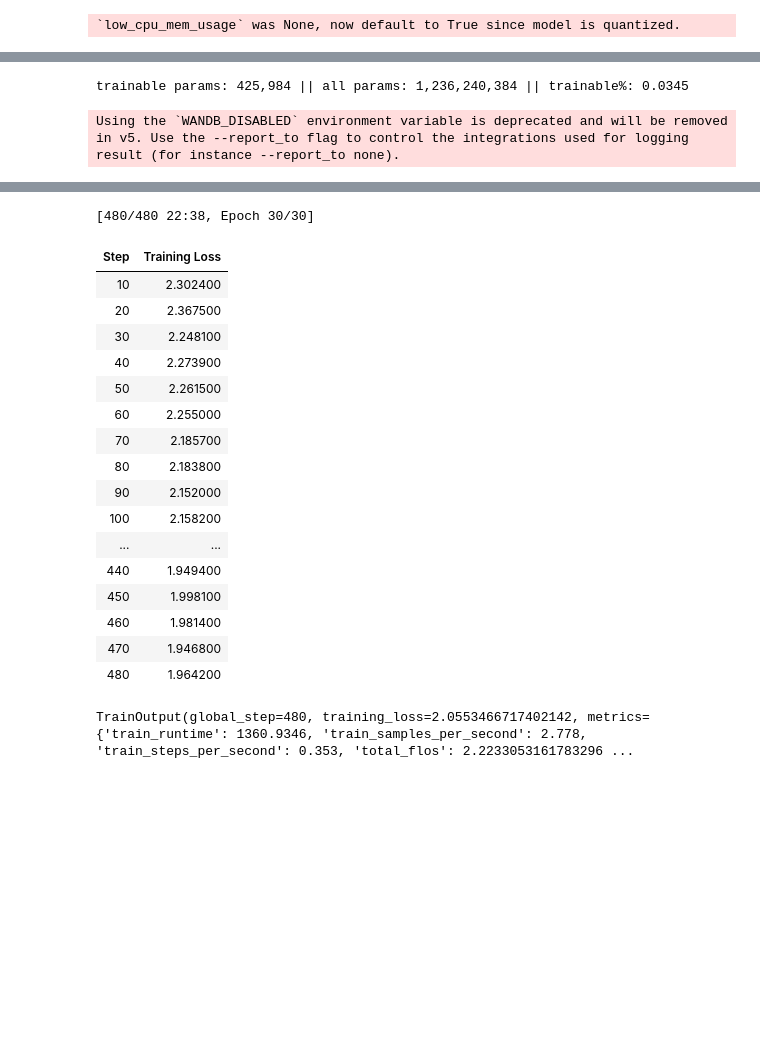
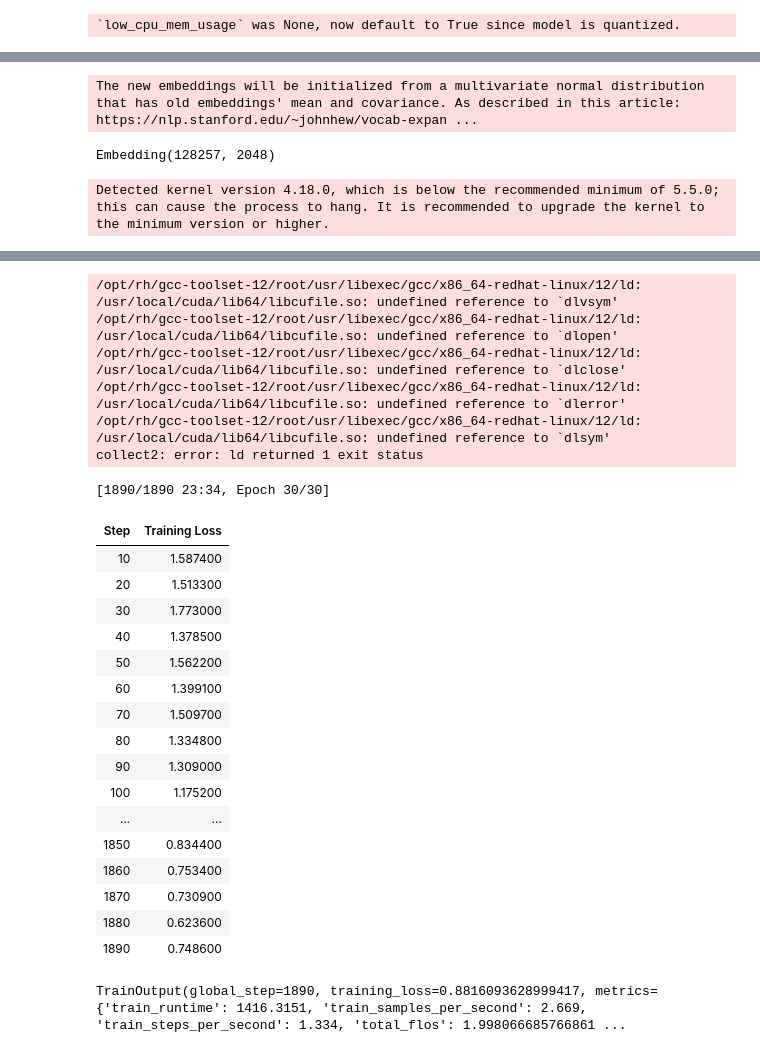
Before and after one commit to everylittlefox/aaronsw-rag, a Jupyter notebook: finetune_rag_generator.ipynb, the cells around one changed output, grey strips where cells are left out. Saved outputs shown, nothing was run; the diff lists cells and outputs as text; code cells hidden in the pictures; blank space fills up the shorter version.

Commit message:
fixed data collator for completion lm problem, successfully trained, and added some new datasets

```diff
--- a/finetune_rag_generator.ipynb
+++ b/finetune_rag_generator.ipynb
@@ -65,4 +78,8 @@ model = AutoModelForCausalLM.from_pretrained(model_id, quantization_config=bnb_c
 # %%
 # model = model.to(torch.device('cpu'))
 # %%
-tokenizer.pad_token = tokenizer.eos_token
+tokenizer.add_special_tokens({"pad_token": "[PAD]"})
+model.resize_token_embeddings(len(tokenizer))
+# %% [output]
+The new embeddings will be initialized from a multivariate normal distribution that has old embeddings' mean and covariance. As described in this article: https://nlp.stanford.edu/~johnhew/vocab-expan ...
+Embedding(128257, 2048)
@@ -97,17 +85,0 @@ tokenizer.pad_token = tokenizer.eos_token
-# %%
-from peft import LoraConfig, get_peft_model
-
-# Define LoRA Configuration
-lora_config = LoraConfig(
-    r=4,               # Low-rank dimension
-    lora_alpha=32,     # Scaling factor
-    lora_dropout=0.1,  # Dropout for regularization
-    bias="none",       # No bias training
-    task_type="CAUSAL_LM"  # Task type: Causal Language Modeling
-)
-
-# Wrap the model with LoRA
-model = get_peft_model(model, lora_config)
-model.print_trainable_parameters()
-# %% [output]
-trainable params: 425,984 || all params: 1,236,240,384 || trainable%: 0.0345
@@ -117,22 +86,23 @@ os.environ["WANDB_DISABLED"] = "true"
 # %%
 from trl import SFTConfig, SFTTrainer, DataCollatorForCompletionOnlyLM
 
-response_template = "\n\n<answer>"
-collator = DataCollatorForCompletionOnlyLM(response_template, tokenizer=tokenizer)
+collator = DataCollatorForCompletionOnlyLM(response_template=">\n\n<answer>\n", tokenizer=tokenizer)
 
 trainer = SFTTrainer(
     model,
     train_dataset=dataset['train'],
     eval_dataset=dataset['test'],
     args=SFTConfig(output_dir="./tmp",
-                   max_seq_length=1024,
+                   max_seq_length=1536,
                    logging_steps=10,
-                   num_train_epochs=30),
+                   num_train_epochs=30,
+                   do_eval=True,
+                   per_device_train_batch_size=2,
+                   report_to="none"),
     formatting_func=preprocess,
-    # data_collator=collator,
-    tokenizer=tokenizer,
+    data_collator=collator,
 )
 
 trainer.train()
 # %% [output]
-Using the `WANDB_DISABLED` environment variable is deprecated and will be removed in v5. Use the --report_to flag to control the integrations used for logging result (for instance --report_to none).
+Detected kernel version 4.18.0, which is below the recommended minimum of 5.5.0; this can cause the process to hang. It is recommended to upgrade the kernel to the minimum version or higher.
@@ -140,22 +110,28 @@ Detected kernel version 4.18.0, which is below the recommended minimum of 5.5.0;
-[480/480 22:38, Epoch 30/30]
+/opt/rh/gcc-toolset-12/root/usr/libexec/gcc/x86_64-redhat-linux/12/ld: /usr/local/cuda/lib64/libcufile.so: undefined reference to `dlvsym'
+/opt/rh/gcc-toolset-12/root/usr/libexec/gcc/x86_64-redhat-linux/12/ld: /usr/local/cuda/lib64/libcufile.so: undefined reference to `dlopen'
+/opt/rh/gcc-toolset-12/root/usr/libexec/gcc/x86_64-redhat-linux/12/ld: /usr/local/cuda/lib64/libcufile.so: undefined reference to `dlclose'
+/opt/rh/gcc-toolset-12/root/usr/libexec/gcc/x86_64-redhat-linux/12/ld: /usr/local/cuda/lib64/libcufile.so: undefined reference to `dlerror'
+/opt/rh/gcc-toolset-12/root/usr/libexec/gcc/x86_64-redhat-linux/12/ld: /usr/local/cuda/lib64/libcufile.so: undefined reference to `dlsym'
+collect2: error: ld returned 1 exit status
+[1890/1890 23:34, Epoch 30/30]
 | Step | Training Loss |
-| 10 | 2.302400 |
-| 20 | 2.367500 |
-| 30 | 2.248100 |
-| 40 | 2.273900 |
-| 50 | 2.261500 |
-| 60 | 2.255000 |
-| 70 | 2.185700 |
-| 80 | 2.183800 |
-| 90 | 2.152000 |
-| 100 | 2.158200 |
+| 10 | 1.587400 |
+| 20 | 1.513300 |
+| 30 | 1.773000 |
+| 40 | 1.378500 |
+| 50 | 1.562200 |
+| 60 | 1.399100 |
+| 70 | 1.509700 |
+| 80 | 1.334800 |
+| 90 | 1.309000 |
+| 100 | 1.175200 |
 | ... | ... |
-| 440 | 1.949400 |
-| 450 | 1.998100 |
-| 460 | 1.981400 |
-| 470 | 1.946800 |
-| 480 | 1.964200 |
+| 1850 | 0.834400 |
+| 1860 | 0.753400 |
+| 1870 | 0.730900 |
+| 1880 | 0.623600 |
+| 1890 | 0.748600 |
-TrainOutput(global_step=480, training_loss=2.0553466717402142, metrics={'train_runtime': 1360.9346, 'train_samples_per_second': 2.778, 'train_steps_per_second': 0.353, 'total_flos': 2.2233053161783296 ...
+TrainOutput(global_step=1890, training_loss=0.8816093628999417, metrics={'train_runtime': 1416.3151, 'train_samples_per_second': 2.669, 'train_steps_per_second': 1.334, 'total_flos': 1.998066685766861 ...
 # %%
 prompt = """
 <question>
```
Also changed, not shown: parts of 14 cells of this notebook, 5 other files.
